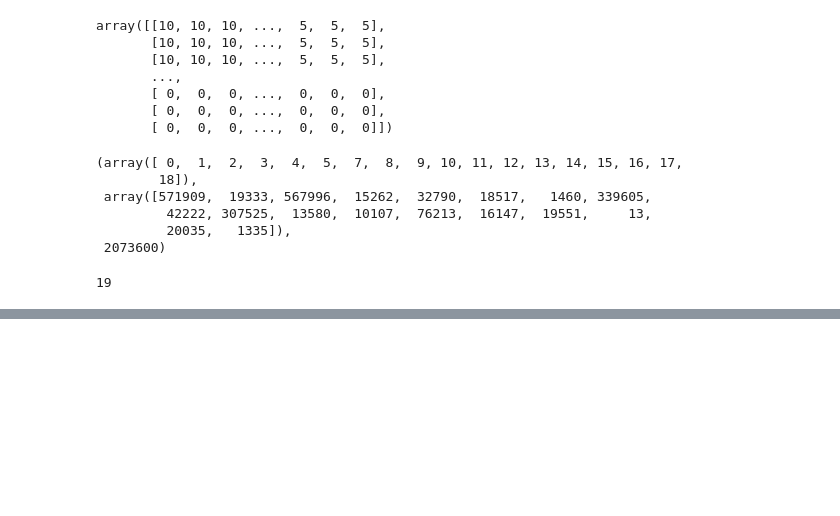
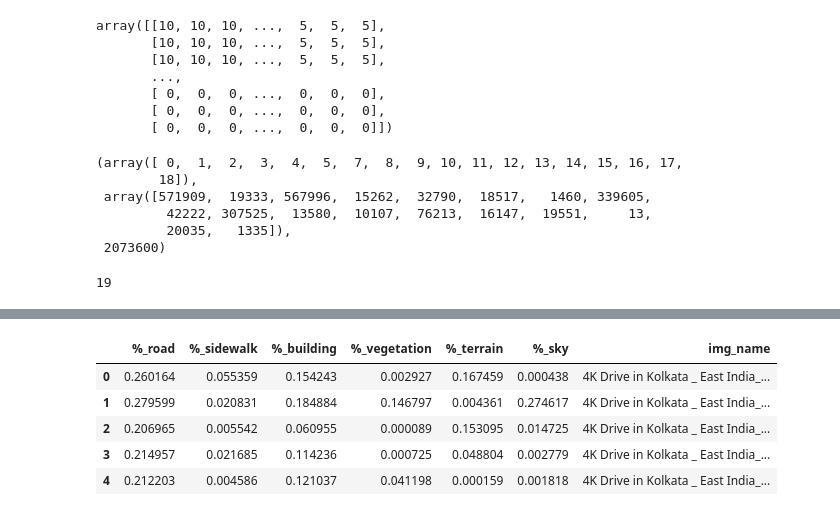
Before and after one commit to NeelayS/walkability_ml, a Jupyter notebook: create_dataset.ipynb, the cells around one changed output, grey strips where cells are left out. Drawn from its saved outputs; the diff is of its cells as text; code cells hidden in the pictures; blank space fills up the shorter version.

```diff
--- a/create_dataset.ipynb
+++ b/create_dataset.ipynb
@@ -65,0 +72,8 @@ Error: Session cannot generate requests
+# %%
+relevant_classes = ["road", "sidewalk", "building", "vegetation", "terrain", "sky"]
+relevant_class_ids = []
+
+for class_name in relevant_classes:
+    relevant_class_ids.append(class_names.index(class_name))
+
+relevant_class_ids
@@ -65,0 +87,3 @@ Error: Session cannot generate requests
+# %%
+relevant_img_class_counts = {img:img_count[relevant_class_ids] for img, img_count in img_class_counts.items()}
+relevant_img_class_counts
@@ -65,0 +108,3 @@ Error: Session cannot generate requests
+# %%
+feature_names = ["%_"+name for name in relevant_classes]
+feature_names
@@ -65,0 +113,2 @@ Error: Session cannot generate requests
+# %%
+dataset = pd.DataFrame(list(relevant_img_class_counts.values()), columns=feature_names)
@@ -65,0 +124,10 @@ Error: Session cannot generate requests
+# %%
+dataset["img_name"] = list(relevant_img_class_counts.keys())
+dataset.head()
+# %% [output]
+|  | %_road | %_sidewalk | %_building | %_vegetation | %_terrain | %_sky | img_name |
+| 0 | 0.260164 | 0.055359 | 0.154243 | 0.002927 | 0.167459 | 0.000438 | 4K Drive in Kolkata _ East India_... |
+| 1 | 0.279599 | 0.020831 | 0.184884 | 0.146797 | 0.004361 | 0.274617 | 4K Drive in Kolkata _ East India_... |
+| 2 | 0.206965 | 0.005542 | 0.060955 | 0.000089 | 0.153095 | 0.014725 | 4K Drive in Kolkata _ East India_... |
+| 3 | 0.214957 | 0.021685 | 0.114236 | 0.000725 | 0.048804 | 0.002779 | 4K Drive in Kolkata _ East India_... |
+| 4 | 0.212203 | 0.004586 | 0.121037 | 0.041198 | 0.000159 | 0.001818 | 4K Drive in Kolkata _ East India_... |
```
Also changed, not shown: parts of 25 cells of this notebook, 9 other files.
